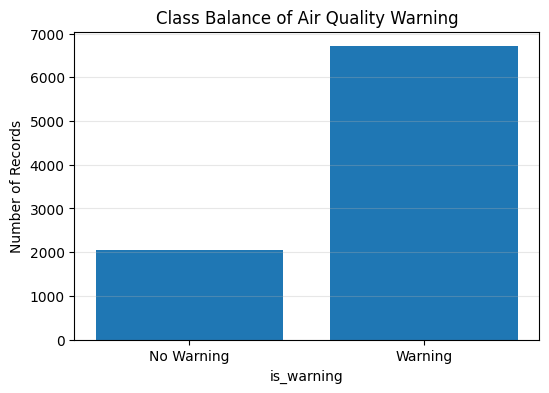
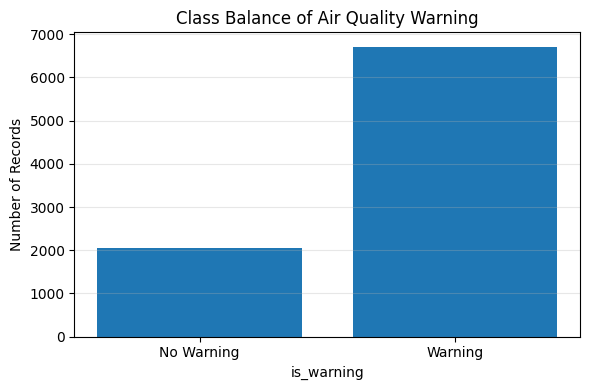
Code edit (unified diff) that turned the first committed figure into the second:
--- before
+++ after
@@ -9,4 +9,6 @@
 plt.ylabel("Number of Records")
 plt.grid(axis="y", alpha=0.3)
+plt.tight_layout()
+plt.savefig("visuals/task1_class_balance.png", dpi=300, bbox_inches="tight")
 plt.show()
 

Commit: Edit task 1